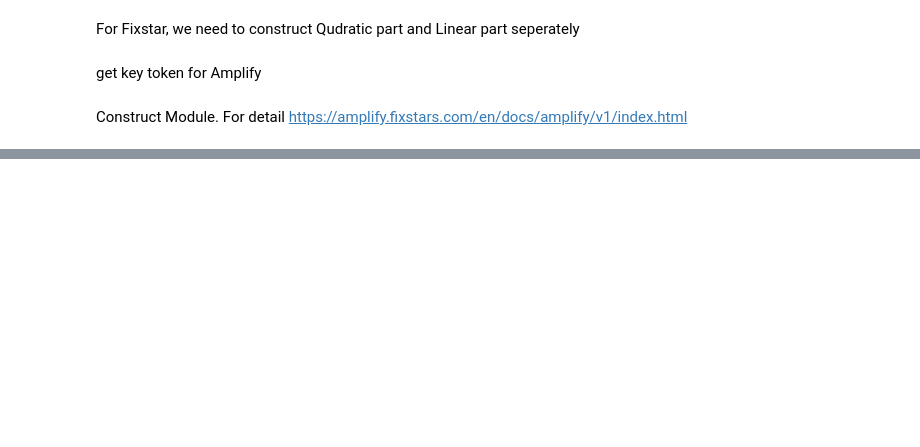
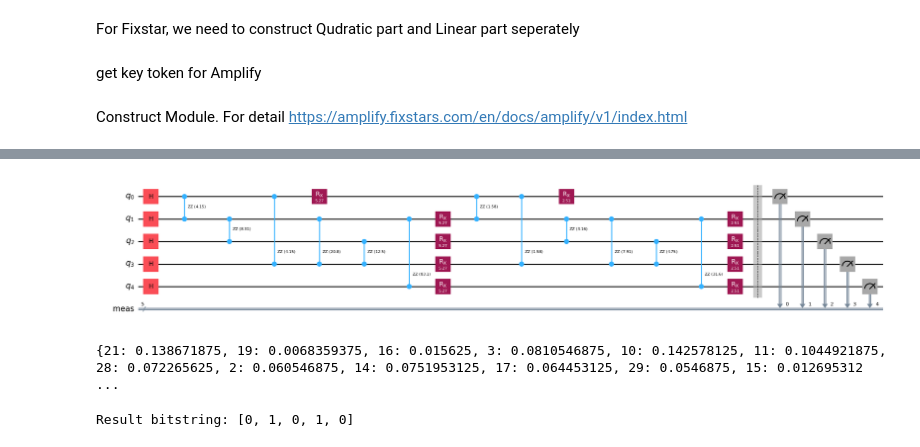
Before and after one commit to BallBoii/Maxcut_Tutorial, a Jupyter notebook: Maxcut_tutorial.ipynb, the cells around one changed output, grey strips where cells are left out. Saved outputs shown, nothing was run; the diff lists cells and outputs as text; code cells hidden in the pictures; blank space fills up the shorter version.

```diff
--- a/Maxcut_tutorial.ipynb
+++ b/Maxcut_tutorial.ipynb
@@ -340,0 +355,5 @@ where:
+# %%
+max_cut = Maxcut(w)
+qp = max_cut.to_quadratic_program()
+qubitOp, offset = qp.to_ising()
+print(qubitOp)
@@ -340,0 +372,12 @@ where:
+# %%
+reps = 2
+circuit = QAOAAnsatz(cost_operator=qubitOp, reps=reps)
+
+pm = generate_preset_pass_manager(optimization_level=3)
+candidate_circuit = pm.run(circuit)
+
+initial_gamma = np.pi
+initial_beta = np.pi/2
+init_params = []
+for _ in range(reps):
+    init_params.extend([initial_gamma, initial_beta])
@@ -340,0 +386,21 @@ where:
+# %%
+objective_func_vals = []
+def cost_func_estimator(params, ansatz, hamiltonian, estimator):
+    isa_hamiltonian = hamiltonian.apply_layout(ansatz.layout)
+    pub = (ansatz, isa_hamiltonian, params)
+    job = estimator.run([pub])
+    results = job.result()[0]
+    cost = results.data.evs
+    objective_func_vals.append(cost)
+    return cost
+# %%
+estimator = Estimator()
+result = minimize(
+    cost_func_estimator,
+    init_params,
+    args=(candidate_circuit, qubitOp, estimator),
+    method="COBYLA",
+    tol=1e-3,
+    options={'disp': True}
+)
+print(result)
@@ -340,0 +415,6 @@ where:
+# %%
+optimized_circuit = candidate_circuit.assign_parameters(result.x)
+optimized_circuit.measure_all()
+optimized_circuit.draw('mpl', fold=False, idle_wires=False)
+# %% [output]
+[figure, added]
@@ -340,0 +426,24 @@ where:
+# %%
+sampler = Sampler()
+
+pub = (optimized_circuit, )
+
+job = sampler.run([pub], shots=1024)
+counts_int = job.result()[0].data.meas.get_int_counts()
+counts_bin = job.result()[0].data.meas.get_counts()
+shots = sum(counts_int.values())
+final_distribution_int = {key: val/shots for key, val in counts_int.items()}
+final_distribution_bin = {key: val/shots for key, val in counts_bin.items()}
+print(final_distribution_int)
+# %% [output]
+{21: 0.138671875, 19: 0.0068359375, 16: 0.015625, 3: 0.0810546875, 10: 0.142578125, 11: 0.1044921875, 28: 0.072265625, 2: 0.060546875, 14: 0.0751953125, 17: 0.064453125, 29: 0.0546875, 15: 0.012695312 ...
+# %%
+keys = list(final_distribution_int.keys())
+values = list(final_distribution_int.values())
+most_likely = keys[np.argmax(np.abs(values))]
+most_likely_bitstring = to_bitstring(most_likely, 5)
+most_likely_bitstring.reverse()
+
+print("Result bitstring:", most_likely_bitstring)
+# %% [output]
+Result bitstring: [0, 1, 0, 1, 0]
```
Also changed, not shown: parts of 13 cells of this notebook.
